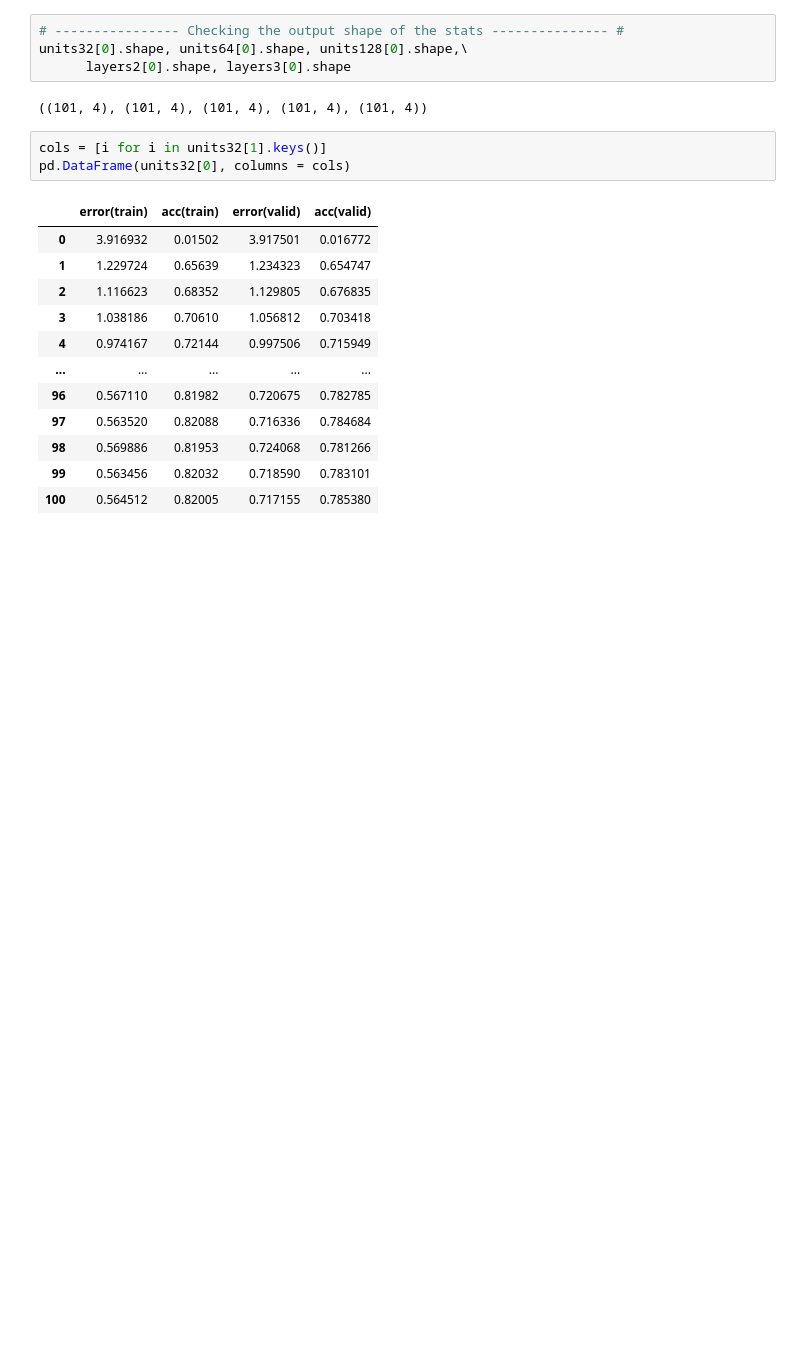
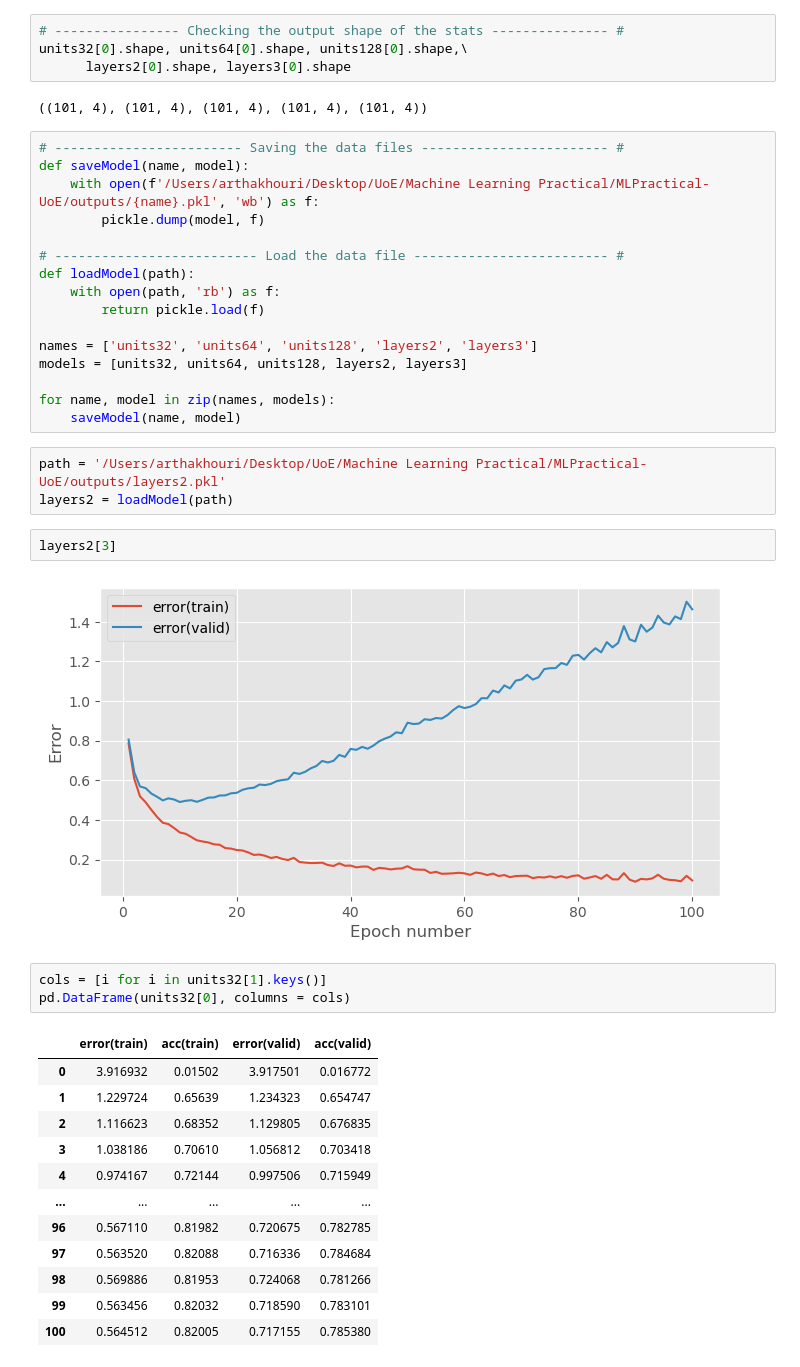
Before and after one commit to FlintyTub49/MLPractical-UoE, a Jupyter notebook: notebooks/Coursework_1.ipynb, the cells around one changed output. Drawn from its saved outputs; the diff is of its cells as text; blank space fills up the shorter version.

Commit message:
Created pickle file outputs

```diff
--- a/notebooks/Coursework_1.ipynb
+++ b/notebooks/Coursework_1.ipynb
@@ -486,6 +487,29 @@ units32[0].shape, units64[0].shape, units128[0].shape,\
       layers2[0].shape, layers3[0].shape
 # %% [output]
 ((101, 4), (101, 4), (101, 4), (101, 4), (101, 4))
+# %%
+# ------------------------ Saving the data files ------------------------ #
+def saveModel(name, model):
+    with open(f'/Users/arthakhouri/Desktop/UoE/Machine Learning Practical/MLPractical-UoE/outputs/{name}.pkl', 'wb') as f:
+        pickle.dump(model, f)
+
+# -------------------------- Load the data file ------------------------- #
+def loadModel(path):
+    with open(path, 'rb') as f:
+        return pickle.load(f)
+
+names = ['units32', 'units64', 'units128', 'layers2', 'layers3']
+models = [units32, units64, units128, layers2, layers3]
+
+for name, model in zip(names, models):
+    saveModel(name, model)
+# %%
+path = '/Users/arthakhouri/Desktop/UoE/Machine Learning Practical/MLPractical-UoE/outputs/layers2.pkl'
+layers2 = loadModel(path)
+# %%
+layers2[3]
+# %% [output]
+[figure, added]
 # %%
 cols = [i for i in units32[1].keys()]
 pd.DataFrame(units32[0], columns = cols)
```
Also changed, not shown: parts of 8 cells of this notebook, 5 other files.
